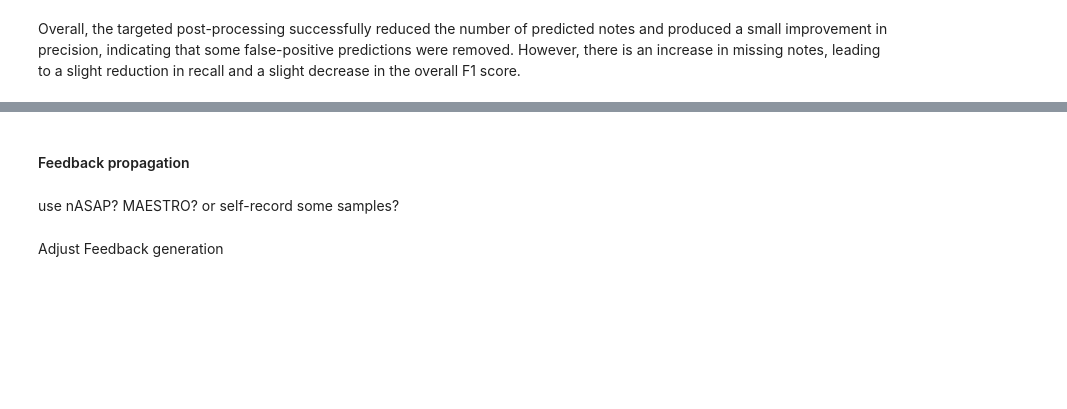
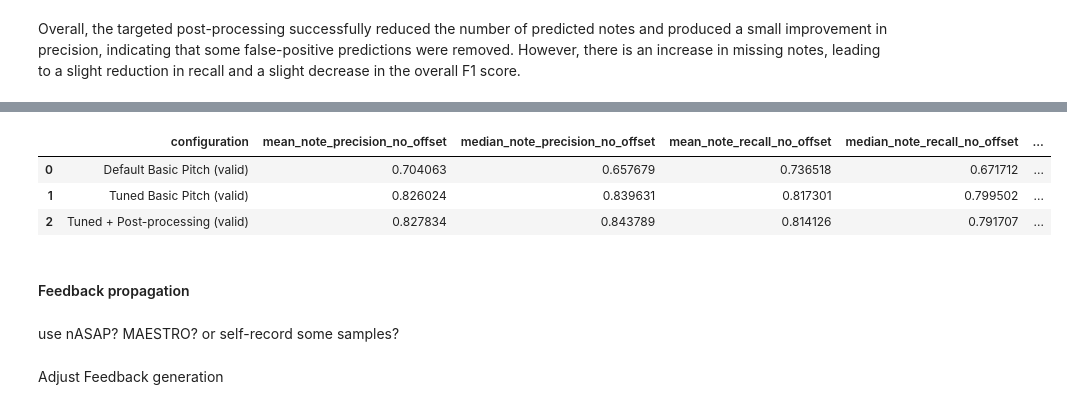
Before and after one commit to lambda-feedback/compareMusic, a Jupyter notebook: notebooks/Phase2_summary.ipynb, the cells around one changed output, grey strips where cells are left out. Drawn from its saved outputs; the diff is of its cells as text; code cells hidden in the pictures; blank space fills up the shorter version.

```diff
--- a/notebooks/Phase2_summary.ipynb
+++ b/notebooks/Phase2_summary.ipynb
@@ -487,3 +519,36 @@ Overall, the targeted post-processing successfully reduced the number of predict
+# %%
+valid_samples = metadata_df[
+    (metadata_df["split"] == "valid")
+    & (metadata_df["performance_method"] == "Solo")
+].copy()
+
+# 1. Default Basic Pitch on valid set
+valid_baseline_df = evaluate_on_pianovam(
+    "valid", metadata_df, AUDIO_DIR, MIDI_DIR, TSV_DIR, RAW_PREDICTIONS_DIR, basic_pitch_model
+)
+
+# 2. Tuned Basic Pitch on valid set
+valid_tuned_df, valid_tuned_predictions = evaluate_new_configuration_on_pianovam(
+    TUNED_CONFIG, valid_samples, AUDIO_DIR, MIDI_DIR, TSV_DIR, basic_pitch_model
+)
+
+# 3. Tuned + post-processing on valid set
+valid_postprocessed_df, valid_postprocessed_predictions = evaluate_postprocessing(
+    combined_postprocessing, valid_samples, AUDIO_DIR, MIDI_DIR, TSV_DIR, valid_tuned_predictions
+)
+
+final_valid_comparison = pd.DataFrame([
+    comparison_row("Default Basic Pitch (valid)", valid_baseline_df),
+    comparison_row("Tuned Basic Pitch (valid)", valid_tuned_df),
+    comparison_row("Tuned + Post-processing (valid)", valid_postprocessed_df),
+])
+
+final_valid_comparison
+# %% [output]
+|  | configuration | mean_note_precision_no_offset | median_note_precision_no_offset | mean_note_recall_no_offset | median_note_recall_no_offset | ... |
+| 0 | Default Basic Pitch (valid) | 0.704063 | 0.657679 | 0.736518 | 0.671712 | ... |
+| 1 | Tuned Basic Pitch (valid) | 0.826024 | 0.839631 | 0.817301 | 0.799502 | ... |
+| 2 | Tuned + Post-processing (valid) | 0.827834 | 0.843789 | 0.814126 | 0.791707 | ... |
 # %% [markdown]
 #### Feedback propagation
 # %% [markdown]
```
Also changed, not shown: parts of 1 cell of this notebook.
